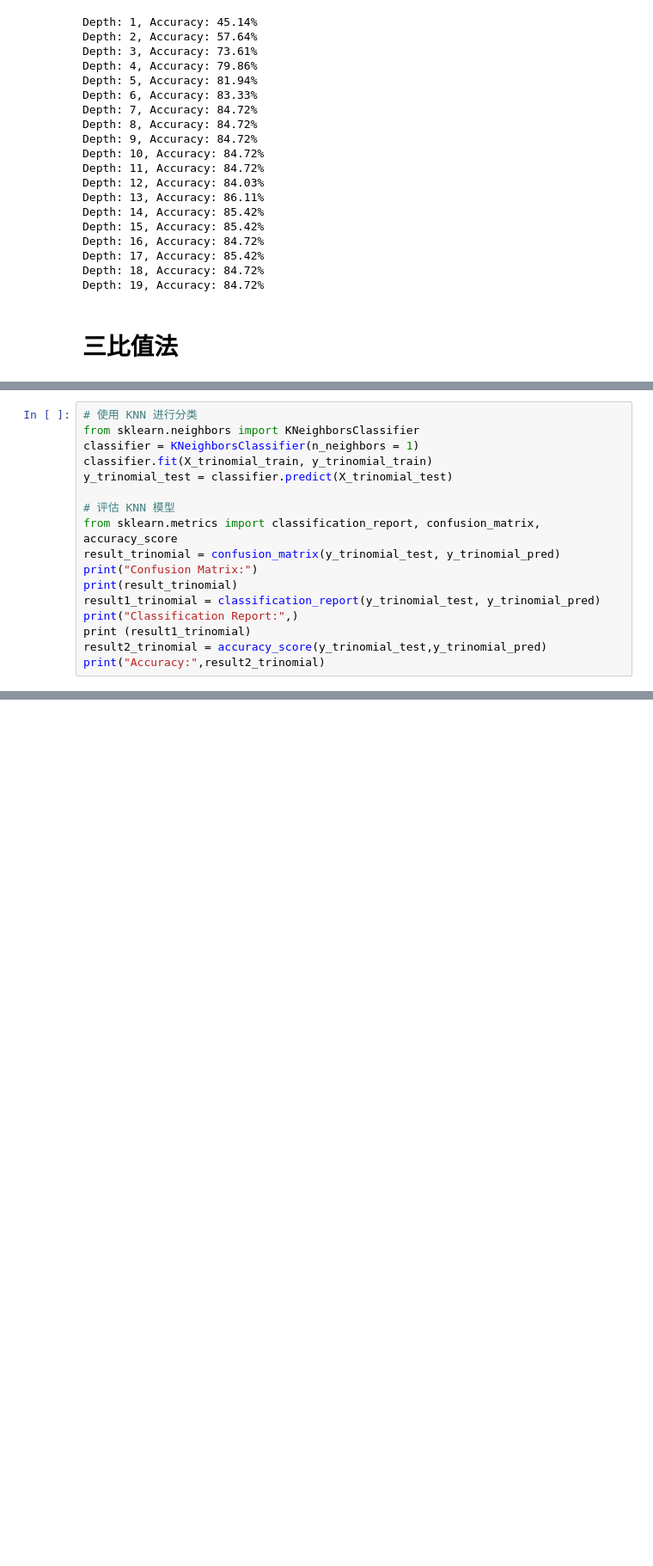
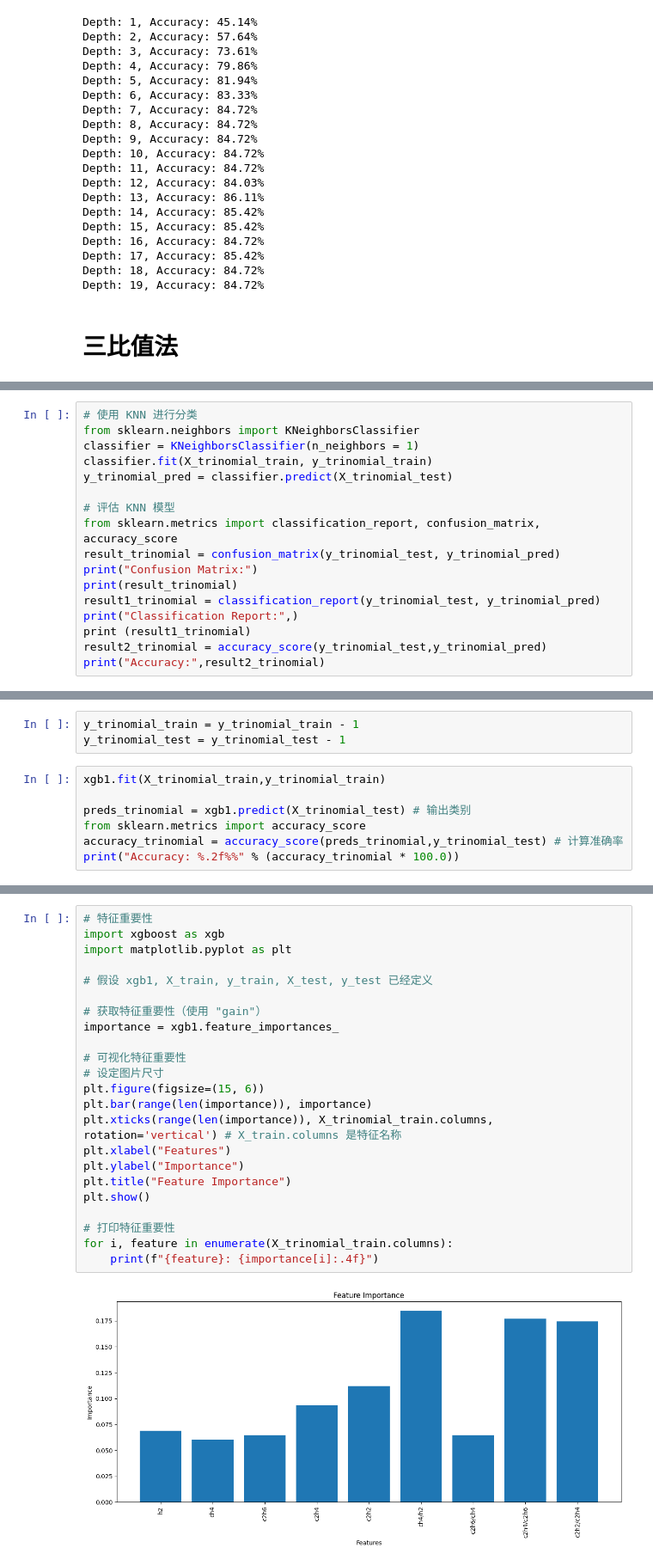
Before and after one commit to Sihan0229/DGA, a Jupyter notebook: Dissolved-Gas-Analysis/dga_mydata.ipynb, the cells around one changed output, grey strips where cells are left out. Shown at 86% size. Saved outputs shown, nothing was run; the diff lists cells and outputs as text; blank space fills up the shorter version.

```diff
--- a/Dissolved-Gas-Analysis/dga_mydata.ipynb
+++ b/Dissolved-Gas-Analysis/dga_mydata.ipynb
@@ -780,7 +868,7 @@ X_trinomial
 from sklearn.neighbors import KNeighborsClassifier
 classifier = KNeighborsClassifier(n_neighbors = 1)
 classifier.fit(X_trinomial_train, y_trinomial_train)
-y_trinomial_test = classifier.predict(X_trinomial_test)
+y_trinomial_pred = classifier.predict(X_trinomial_test)
 
 # 评估 KNN 模型
 from sklearn.metrics import classification_report, confusion_matrix, accuracy_score
@@ -848,0 +1009,10 @@ for i in sorted_idx_trinomial:
+# %%
+y_trinomial_train = y_trinomial_train - 1
+y_trinomial_test = y_trinomial_test - 1
+# %%
+xgb1.fit(X_trinomial_train,y_trinomial_train)
+
+preds_trinomial = xgb1.predict(X_trinomial_test) # 输出类别
+from sklearn.metrics import accuracy_score
+accuracy_trinomial = accuracy_score(preds_trinomial,y_trinomial_test) # 计算准确率
+print("Accuracy: %.2f%%" % (accuracy_trinomial * 100.0))
@@ -848,0 +1030,25 @@ for i in sorted_idx_trinomial:
+# %%
+# 特征重要性
+import xgboost as xgb
+import matplotlib.pyplot as plt
+
+# 假设 xgb1, X_train, y_train, X_test, y_test 已经定义
+
+# 获取特征重要性（使用 "gain"）
+importance = xgb1.feature_importances_
+
+# 可视化特征重要性
+# 设定图片尺寸
+plt.figure(figsize=(15, 6))
+plt.bar(range(len(importance)), importance)
+plt.xticks(range(len(importance)), X_trinomial_train.columns, rotation='vertical') # X_train.columns 是特征名称
+plt.xlabel("Features")
+plt.ylabel("Importance")
+plt.title("Feature Importance")
+plt.show()
+
+# 打印特征重要性
+for i, feature in enumerate(X_trinomial_train.columns):
+    print(f"{feature}: {importance[i]:.4f}")
+# %% [output]
+[figure, added]
```
Also changed, not shown: parts of 31 cells of this notebook, 6 other files.
